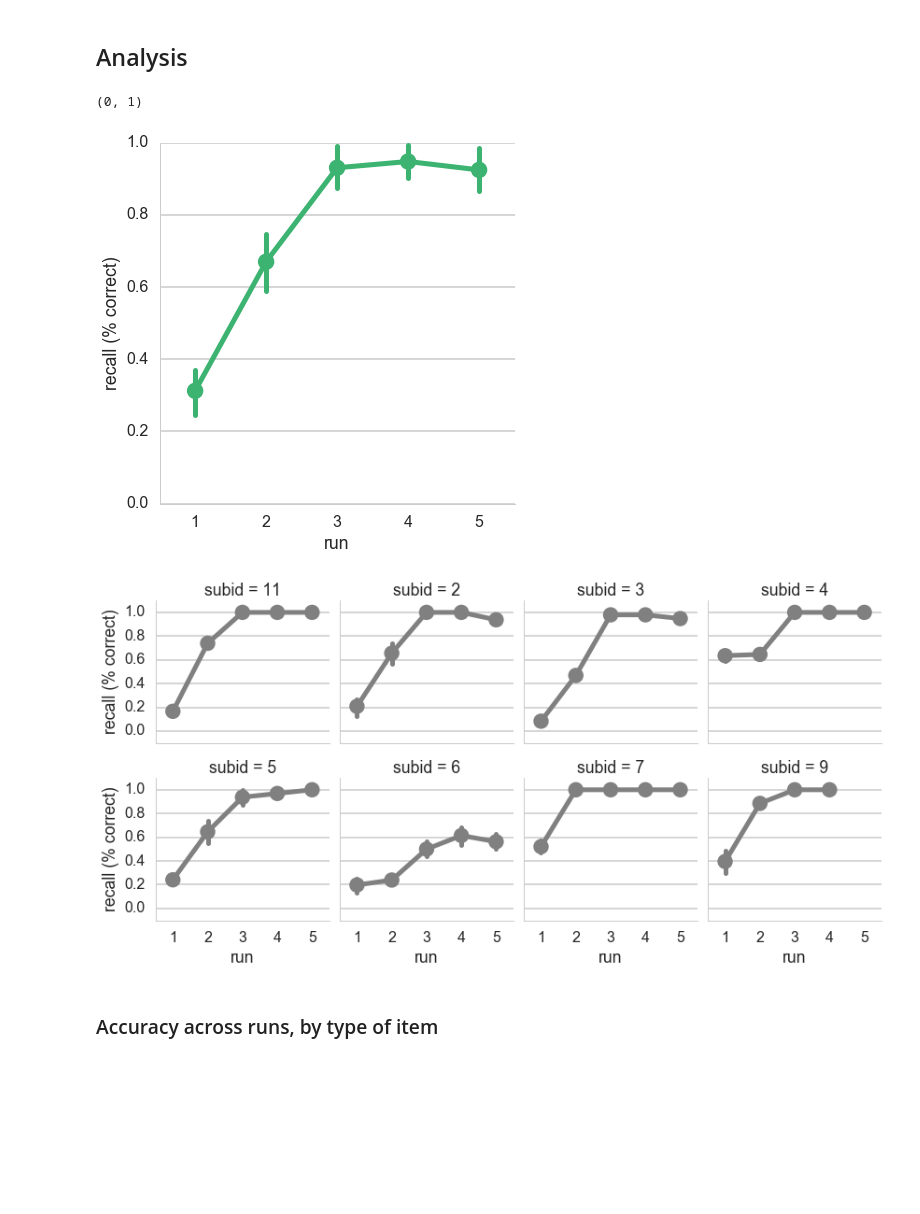
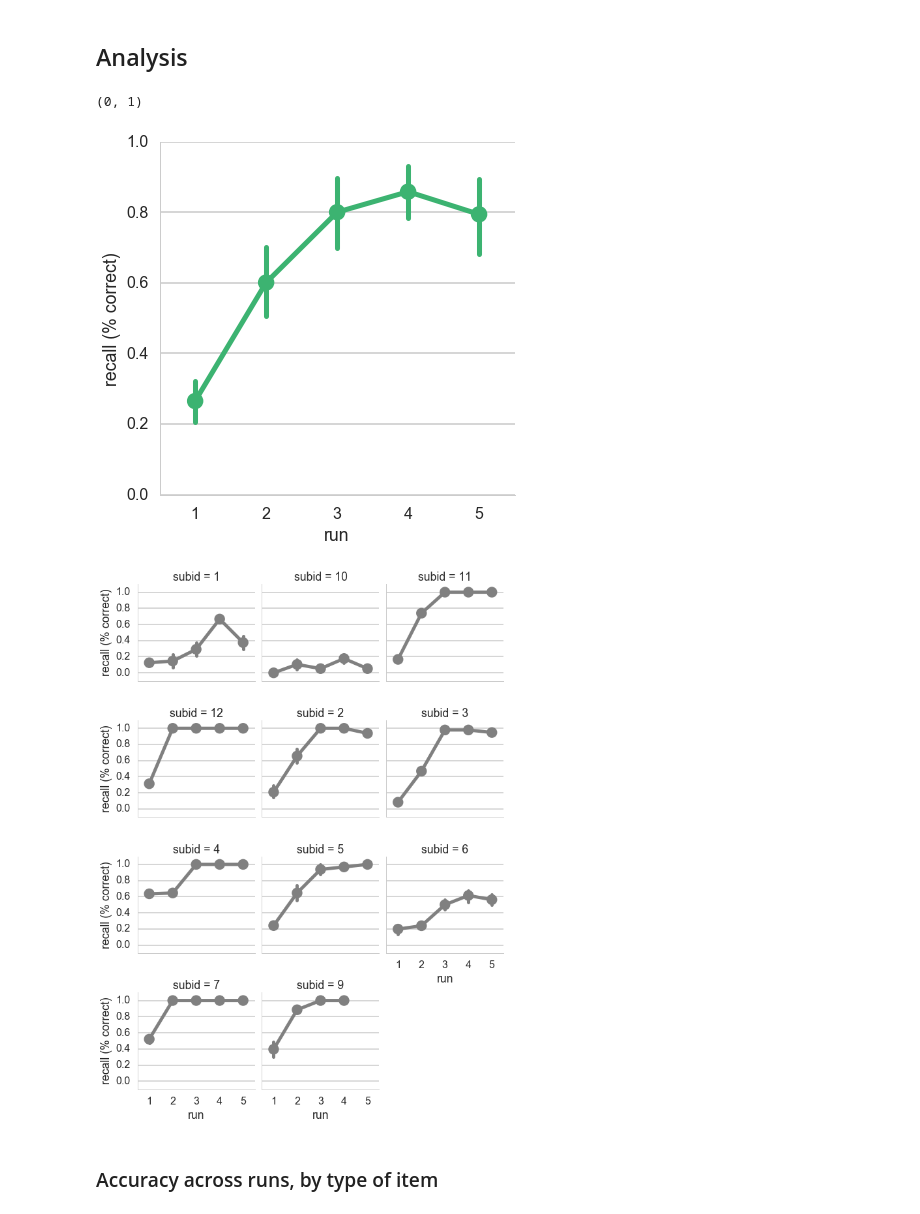
Before and after one commit to thackerybrown/SST, a Jupyter notebook: analysis/SST Item Test Analysis.ipynb, the cells around one changed output. Drawn from its saved outputs; the diff is of its cells as text; code cells hidden in the pictures; blank space fills up the shorter version.

```diff
--- a/analysis/SST Item Test Analysis.ipynb
+++ b/analysis/SST Item Test Analysis.ipynb
@@ -69,7 +69,7 @@ dirs['subj_info_file'] = op.join(dirs['datadir'], 'subj_info.csv')
 dirs['object_cat_file'] = op.join(dirs['datadir'], 'object_cat.csv')
 # %%
 subj_info = pd.read_csv(dirs['subj_info_file'])
-subj_info = subj_info[pd.isnull(subj_info.remove)]
+# subj_info = subj_info[pd.isnull(subj_info.remove)]
 subj_info[['subid']] = subj_info.subid.astype(str)
 
 subj_info
@@ -161,19 +167,19 @@ sns.factorplot(x='run', y='recall (% correct)',
 plt.ylim(0,1)
 # %% [output]
 (0, 1)
-[figure, old version]
+[figure, new version]
 # %%
 data = dt.groupby(['subid', 'run', 'itemType_sub']).mean().reset_index()
 data['recall (% correct)'] = data.acc
 sns.factorplot(x='run', y='recall (% correct)',
                dodge=.1, ci=68,
-               col='subid', col_wrap=4, data=data,
+               col='subid', col_wrap=3, data=data,
                color='gray', size=3)
 plt.ylim(-.1,1.1)
 
 plt.savefig('/Volumes/group/awagner/sgagnon/SST/analysis/behav/bysub_itemtest_acc.png')
 # %% [output]
-[figure, old version]
+[figure, new version]
 # %% [markdown]
 ### Accuracy across runs, by type of item
 # %%
```
Also changed, not shown: parts of 19 cells of this notebook, 9 other files.
